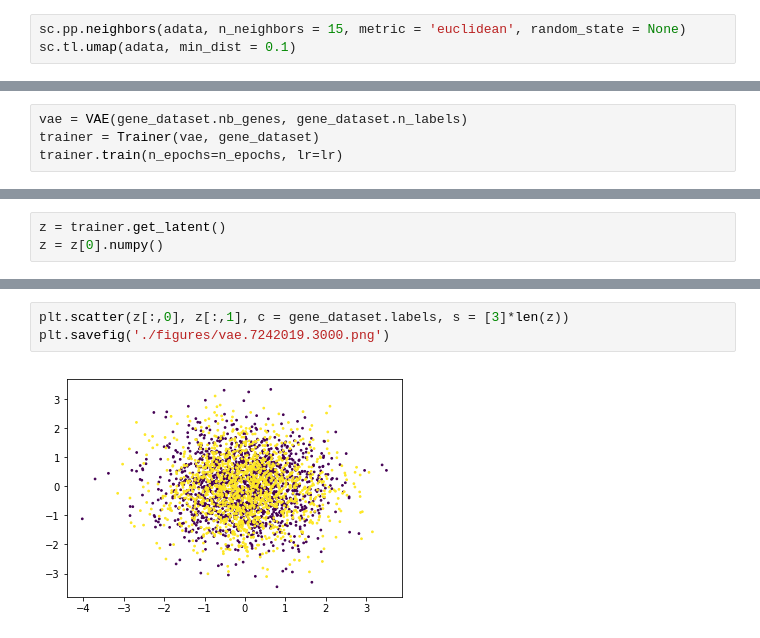
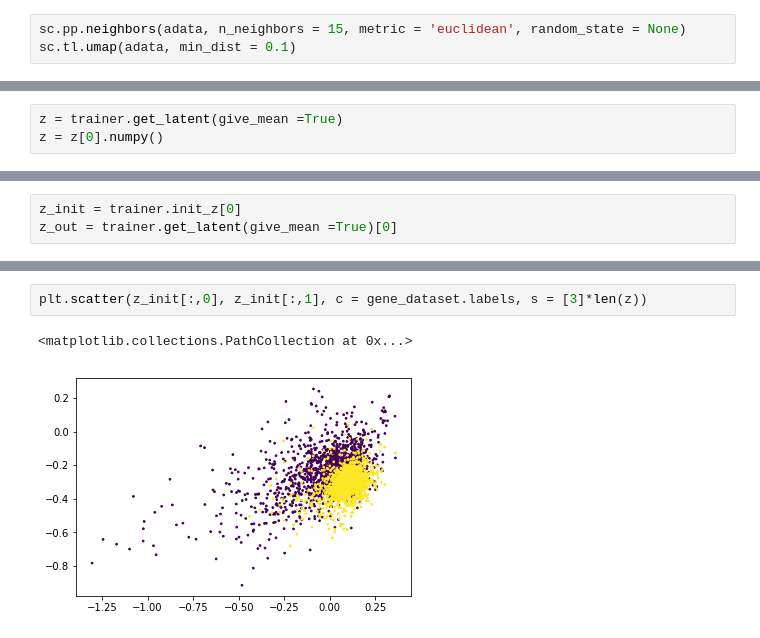
Before and after one commit to dengwx11/VCSC, a Jupyter notebook: VAE_version1.ipynb, the cells around one changed output, grey strips where cells are left out. Drawn from its saved outputs; the diff is of its cells as text.

```diff
--- a/VAE_version1.ipynb
+++ b/VAE_version1.ipynb
@@ -680,0 +824,3 @@ raw_plt = plt.scatter(X_embedded[:,0], X_embedded[:,1], c = gene_dataset.labels)
+# %%
+z = trainer.get_latent(give_mean =True)
+z = z[0].numpy()
@@ -686,4 +837,0 @@ plt.savefig('./figures/raw.7302019.3000.png')
-# %%
-vae = VAE(gene_dataset.nb_genes, gene_dataset.n_labels)
-trainer = Trainer(vae, gene_dataset)
-trainer.train(n_epochs=n_epochs, lr=lr)
@@ -692,3 +837,0 @@ Training time:  203 s. / 1000 epochs
-# %%
-z = trainer.get_latent()
-z = z[0].numpy()
@@ -699,0 +838,3 @@ trainer.plot_history()
+# %%
+z_init = trainer.init_z[0]
+z_out = trainer.get_latent(give_mean =True)[0]
@@ -700,5 +858,5 @@ trainer.plot_history()
 # %%
-plt.scatter(z[:,0], z[:,1], c = gene_dataset.labels, s = [3]*len(z))
-plt.savefig('./figures/vae.7242019.3000.png')
+plt.scatter(z_init[:,0], z_init[:,1], c = gene_dataset.labels, s = [3]*len(z))
 # %% [output]
+<matplotlib.collections.PathCollection at 0x...>
-[figure, old version]
+[figure, new version]
```
Also changed, not shown: parts of 39 cells of this notebook.
